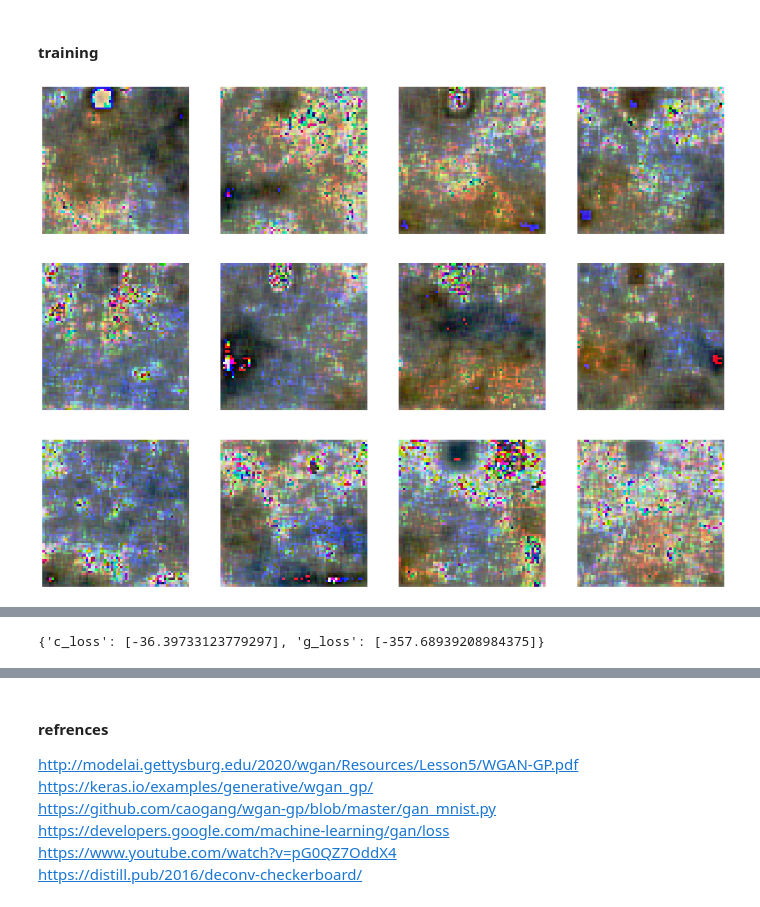
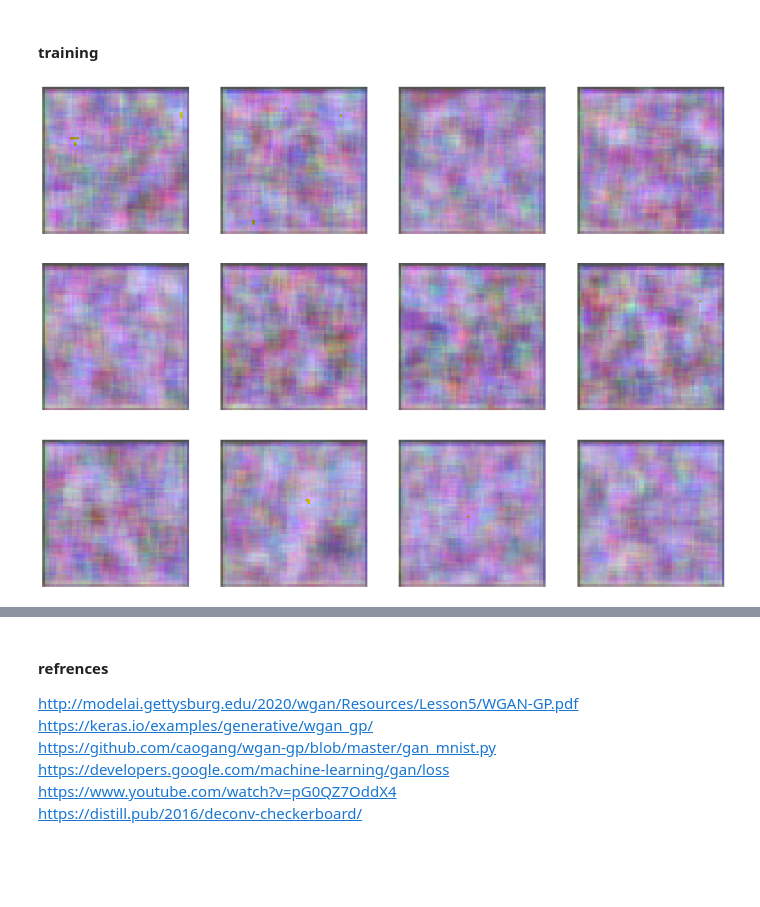
Before and after one commit to JohnStephens1/WGAN-GP, a Jupyter notebook: main.ipynb, the cells around one changed output, grey strips where cells are left out. Saved outputs shown, nothing was run; the diff lists cells and outputs as text; code cells hidden in the pictures; blank space fills up the shorter version.

```diff
--- a/main.ipynb
+++ b/main.ipynb
@@ -25,3 +27,15 @@ FOLDERS_TO_SETUP = [
+# %%
+FOLDERS_TO_SETUP = [
+	Paths.HISTORY_DIR,
+	Paths.MODEL_DIR,
+
+	Paths.SAVED_MODELS_DIR,
+	Paths.GENERATED_IMAGES_DIR,
+
+	Paths.CHECKPOINT_DIR,
+	Paths.SINGLE_IMAGE_DIR,
+	Paths.COLLECTION_DIR
+]
 # %%
 physical_devices = tf.config.list_physical_devices('GPU')
 tf.config.experimental.set_memory_growth(physical_devices[0], True)
@@ -51,9 +65,10 @@ def resize_images(images, new_size=IMAGE_SHAPE[:-1], interpolation=cv2.INTER_ARE
 	return np.array([cv2.resize(image, new_size, interpolation=interpolation) for image in images], dtype='float32')
 # %%
 def prepare_images():
-	images = np.array([plt.imread(image) for image in (DATASET_PATH/'monet_jpg').glob('*')], dtype='float32')
-	assert images.shape == (images.shape[0], 256, 256, 3), 'input images have the wrong dimensions!'
+	images = np.array([plt.imread(image) for image in (Paths.DATASET_PATH/'monet_jpg').glob('*')], dtype='float32')
+	assert images.shape == (images.shape[0], 256, 256, 3), f'input images have the wrong dimensions! {images.shape}'
 	resized_images = resize_images(images)
+	assert resized_images.shape == (images.shape[0], *IMAGE_SHAPE), f'input images have the wrong dimensions! {resized_images.shape}'
 	normalized_images = normalize_images(resized_images)
 	return normalized_images
 # %%
@@ -117,7 +132,7 @@ class Generator():
 		return self.model(inputs, training)
 
 	def build(self):
-		initial_dimensions = (16, 16)
+		initial_dimensions = (8, 8)
 		inputs = layers.Input(self.input_size)
 
 		x = layers.Dense(np.product(initial_dimensions)*256, use_bias=False)(inputs)
@@ -127,9 +142,10 @@ class Generator():
 		x = layers.Reshape((*initial_dimensions, 256))(x)
 
 		x = resizing_transposed_conv_block(x, 256)
+		x = resizing_transposed_conv_block(x, 256)
 
 		outputs = resizing_transposed_conv_block(x, 3)
-		# assert outputs.shape == [None, 256, 256, 3], f'output tensor\'s shapes are wrong, {outputs.shape}'
+		assert outputs.get_shape()[1:] == IMAGE_SHAPE, f'output tensor\'s shapes are wrong! {outputs.get_shape()}'
 
 		model = tf.keras.Model(inputs, outputs, name='generator')
 
@@ -246,10 +255,10 @@ class GANMonitor(tf.keras.callbacks.Callback):
 		plt.show()
 
 		if epoch % 25 == 0:
-			checkpoint.save(CHECKPOINT_DIR/'checkpoint')
+			checkpoint.save(Paths.CHECKPOINT_DIR/'checkpoint')
 
 		if epoch % 20 == 0:
-			f.savefig(COLLAGE_DIR/f'image_at_epoch_{epoch}.png', format='png', dpi=300)
+			f.savefig(Paths.COLLECTION_DIR/f'image_at_epoch_{epoch}.png', format='png', dpi=100)
 # %% [markdown]
 #### training
 # %%
@@ -269,8 +278,9 @@ checkpoint = tf.train.Checkpoint(
 wgan = WGAN(generator, critic, LATENT_DIM)
 wgan.compile()
 # %%
-EPOCHS = 1
+EPOCHS = 2
 setup_folders(FOLDERS_TO_SETUP)
 history = wgan.fit(train_dataset, shuffle=True, epochs=EPOCHS, callbacks=[gan_monitor], verbose=1)
+# history = wgan.fit(train_dataset, shuffle=True, epochs=EPOCHS, verbose=1)
 # %% [output]
-[figure, old version]
+[figure, new version]
@@ -278,6 +288,2 @@ history = wgan.fit(train_dataset, shuffle=True, epochs=EPOCHS, callbacks=[gan_mo
-# %%
-history.history
-# %% [output]
-{'c_loss': [-36.39733123779297], 'g_loss': [-357.68939208984375]}
 # %%
 def save_models():
```
Also changed, not shown: parts of 10 cells of this notebook.
